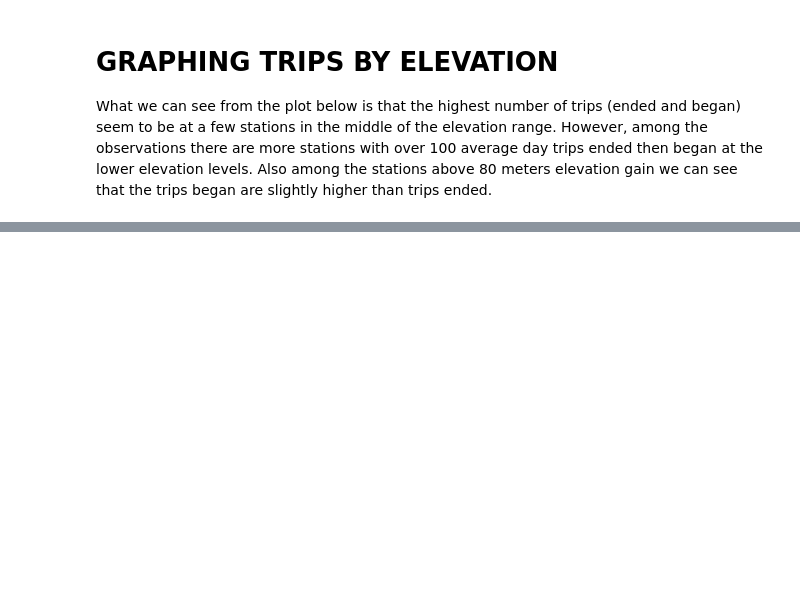
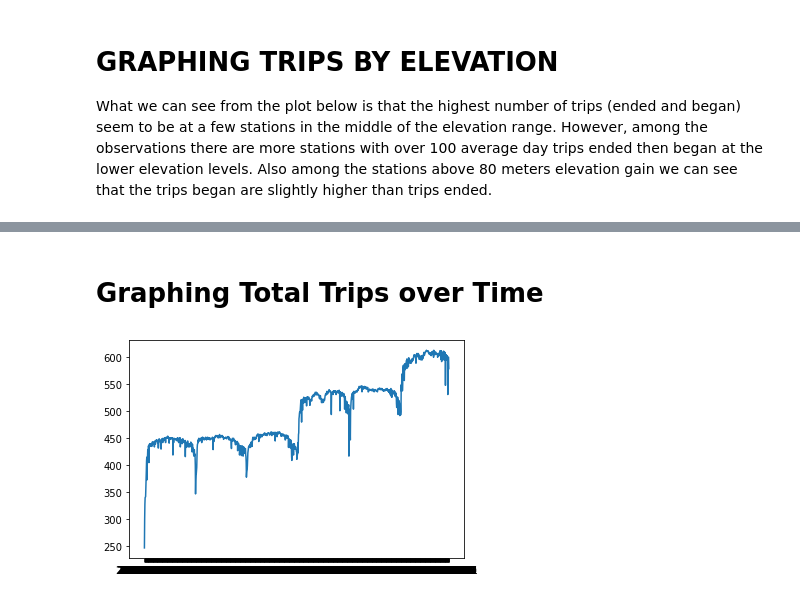
Before and after one commit to liamacdonald/bicycle-share-service-analysis, a Jupyter notebook: visualizations.ipynb, the cells around one changed output, grey strips where cells are left out. Cells and saved outputs as stored; diff of their text form; code cells hidden in the pictures; blank space fills up the shorter version.

```diff
--- a/visualizations.ipynb
+++ b/visualizations.ipynb
@@ -130,0 +133,12 @@ plt.scatter(maps['trips_began'],maps['distance'])
+# %% [markdown]
+# Graphing Total Trips over Time
+# %%
+total = df.groupby('date')['trips_began','trips_ended'].apply(lambda x : x.astype(int).sum()).reset_index()
+stations = df.groupby('date').station_code.count().reset_index()
+stations.head()
+#plt.plot(total['date'],total['trips_began'])
+#plt.show()
+plt.plot(stations['date'],stations['station_code'])
+plt.show()
+# %% [output]
+[figure, added]
```
Also changed, not shown: parts of 12 cells of this notebook, 3 other files.
